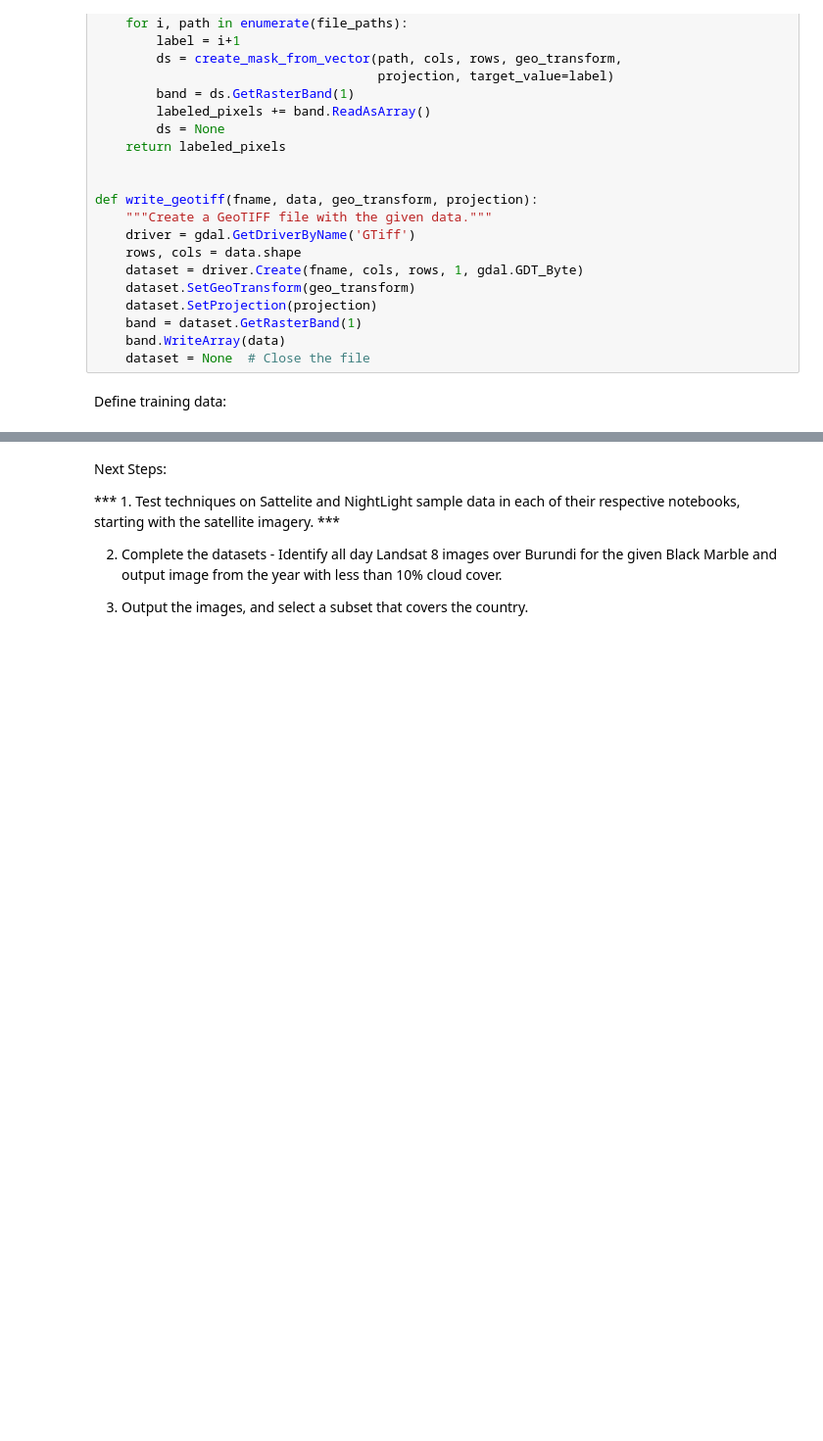
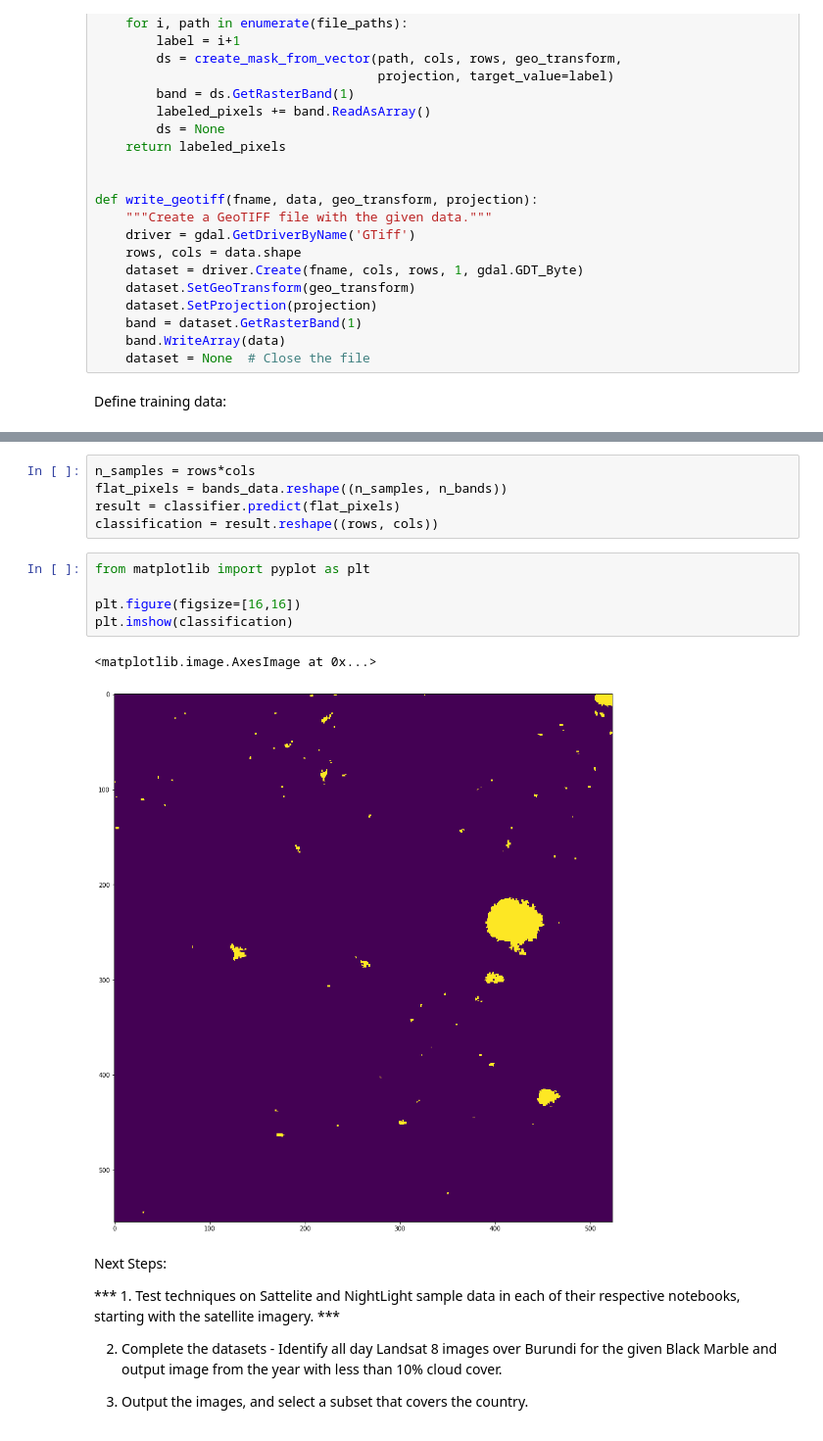
Before and after one commit to karlaking/poverty-predictor, a Jupyter notebook: nightlights_classification.ipynb, the cells around one changed output, grey strips where cells are left out. Shown: that part at 98% size. Saved outputs shown, nothing was run; the diff lists cells and outputs as text; blank space fills up the shorter version.

```diff
--- a/nightlights_classification.ipynb
+++ b/nightlights_classification.ipynb
@@ -130,3 +191,16 @@ dl.utilities
+# %%
+n_samples = rows*cols
+flat_pixels = bands_data.reshape((n_samples, n_bands))
+result = classifier.predict(flat_pixels)
+classification = result.reshape((rows, cols))
+# %%
+from matplotlib import pyplot as plt
+
+plt.figure(figsize=[16,16])
+plt.imshow(classification)
+# %% [output]
+<matplotlib.image.AxesImage at 0x...>
+[figure, added]
 # %% [markdown]
 Next Steps:
 
```
Also changed, not shown: parts of 12 cells of this notebook.
